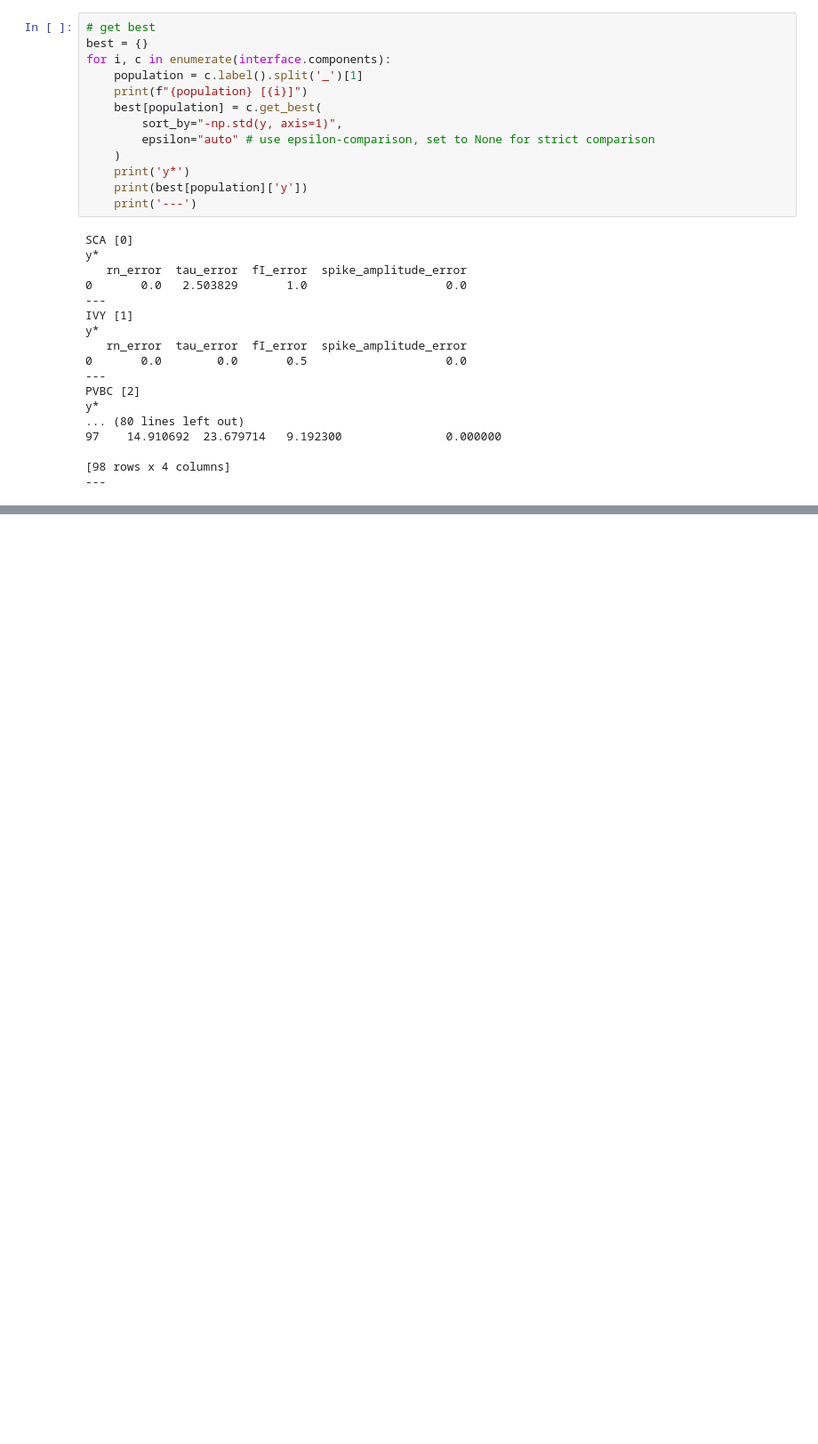
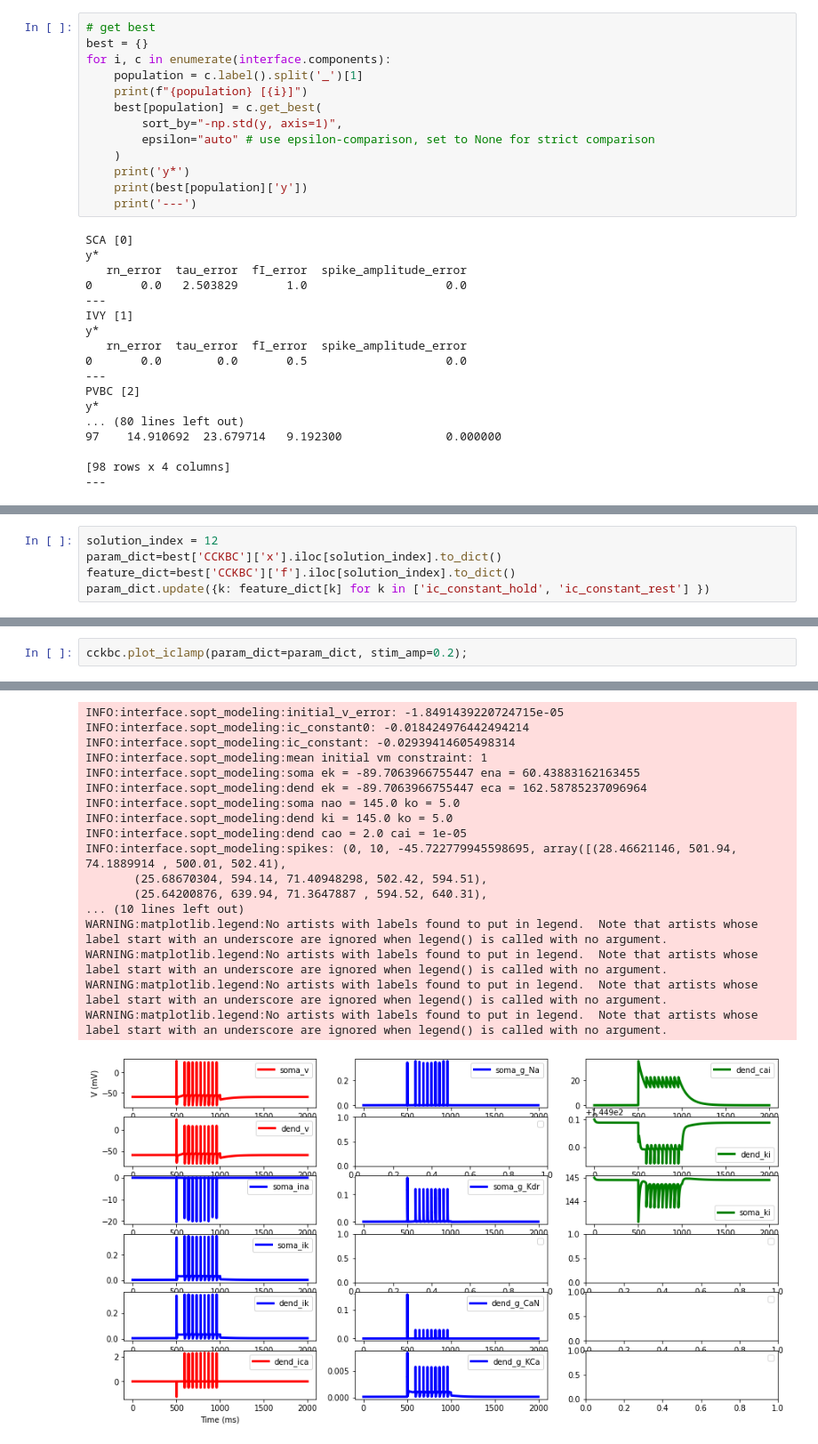
Before and after one commit to GazzolaLab/MultiObjectiveSurrogateOptimization, a Jupyter notebook: baseline.ipynb, the cells around one changed output, grey strips where cells are left out. Shown at 89% size. Cells and saved outputs as stored; diff of their text form; blank space fills up the shorter version.

```diff
--- a/baseline.ipynb
+++ b/baseline.ipynb
@@ -136,0 +99,5 @@ WARNING:matplotlib.legend:No artists with labels found to put in legend.  Note t
+# %%
+solution_index = 12
+param_dict=best['CCKBC']['x'].iloc[solution_index].to_dict()
+feature_dict=best['CCKBC']['f'].iloc[solution_index].to_dict()
+param_dict.update({k: feature_dict[k] for k in ['ic_constant_hold', 'ic_constant_rest'] })
@@ -136,0 +124,3 @@ WARNING:matplotlib.legend:No artists with labels found to put in legend.  Note t
+# %%
+cckbc.plot_iclamp(param_dict=param_dict, stim_amp=0.2);
+# %% [output]
@@ -136,0 +164,18 @@ WARNING:matplotlib.legend:No artists with labels found to put in legend.  Note t
+INFO:interface.sopt_modeling:initial_v_error: -1.8491439220724715e-05
+INFO:interface.sopt_modeling:ic_constant0: -0.018424976442494214
+INFO:interface.sopt_modeling:ic_constant: -0.02939414605498314
+INFO:interface.sopt_modeling:mean initial vm constraint: 1
+INFO:interface.sopt_modeling:soma ek = -89.7063966755447 ena = 60.43883162163455
+INFO:interface.sopt_modeling:dend ek = -89.7063966755447 eca = 162.58785237096964
+INFO:interface.sopt_modeling:soma nao = 145.0 ko = 5.0
+INFO:interface.sopt_modeling:dend ki = 145.0 ko = 5.0
+INFO:interface.sopt_modeling:dend cao = 2.0 cai = 1e-05
+INFO:interface.sopt_modeling:spikes: (0, 10, -45.722779945598695, array([(28.46621146, 501.94, 74.1889914 , 500.01, 502.41),
+       (25.68670304, 594.14, 71.40948298, 502.42, 594.51),
+       (25.64200876, 639.94, 71.3647887 , 594.52, 640.31),
+... (10 lines left out)
+WARNING:matplotlib.legend:No artists with labels found to put in legend.  Note that artists whose label start with an underscore are ignored when legend() is called with no argument.
+WARNING:matplotlib.legend:No artists with labels found to put in legend.  Note that artists whose label start with an underscore are ignored when legend() is called with no argument.
+WARNING:matplotlib.legend:No artists with labels found to put in legend.  Note that artists whose label start with an underscore are ignored when legend() is called with no argument.
+WARNING:matplotlib.legend:No artists with labels found to put in legend.  Note that artists whose label start with an underscore are ignored when legend() is called with no argument.
+[figure, added]
```
Also changed, not shown: parts of 35 cells of this notebook.
